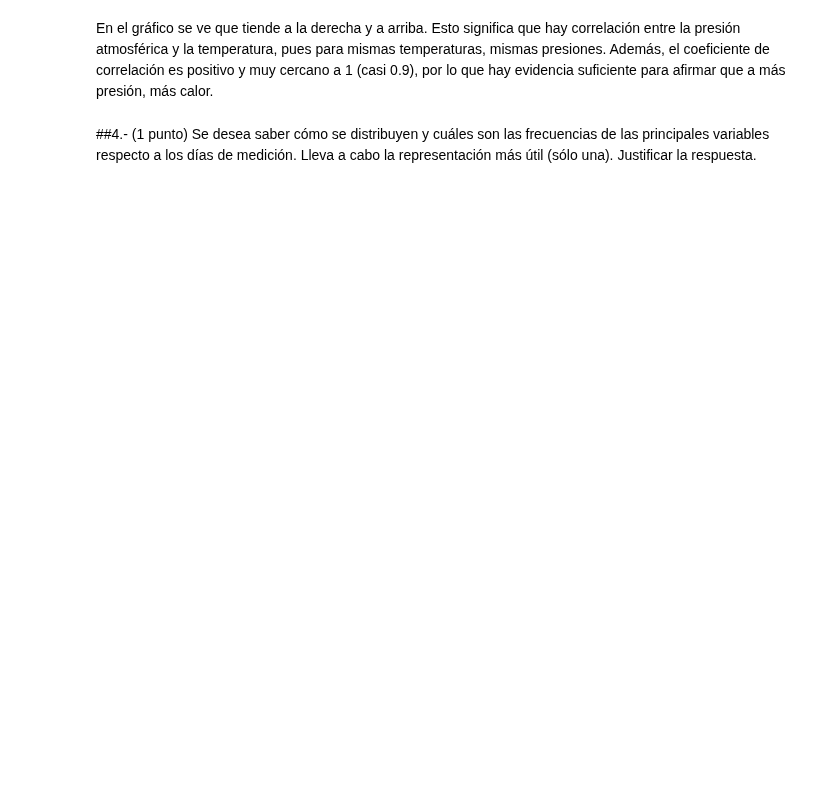
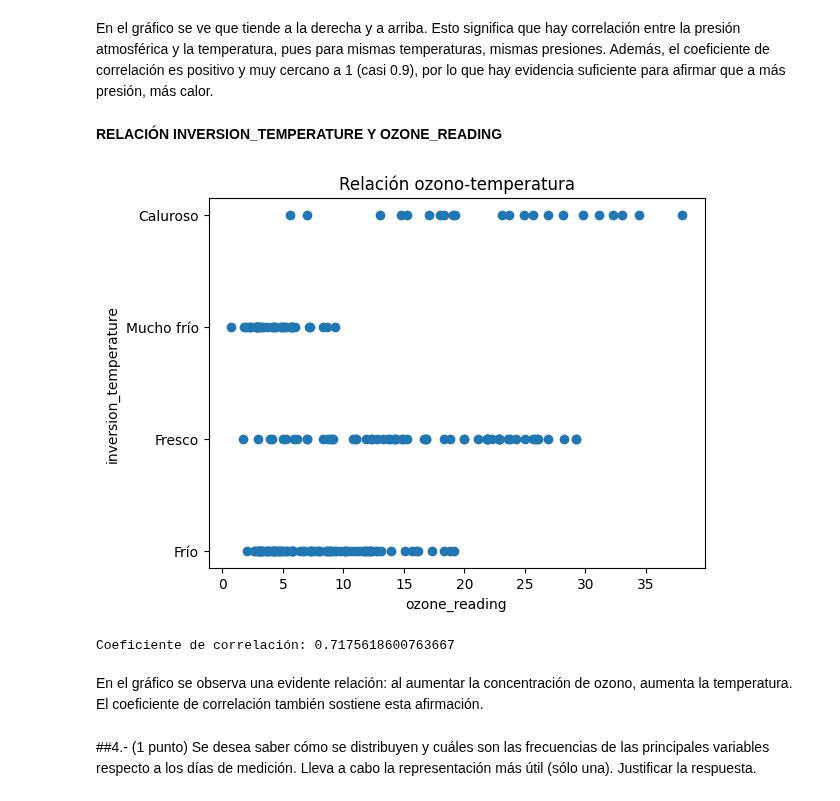
Before and after one commit to Alf-caput/P1_MineriaDeDatos, a Jupyter notebook: P2_SensoresAtmosfericos/P2_SensoresAtmosfericos.ipynb, the cells around one changed output. Cells and saved outputs as stored; diff of their text form; code cells hidden in the pictures; blank space fills up the shorter version.

```diff
--- a/P2_SensoresAtmosfericos/P2_SensoresAtmosfericos.ipynb
+++ b/P2_SensoresAtmosfericos/P2_SensoresAtmosfericos.ipynb
@@ -198,4 +207,21 @@ print("Coeficiente de correlación:", correlation)
 # %% [markdown]
 En el gráfico se ve que tiende a la derecha y a arriba.  Esto significa que hay correlación entre la presión atmosférica y la temperatura, pues para mismas temperaturas, mismas presiones.  Además, el coeficiente de correlación es positivo y muy cercano a 1 (casi 0.9), por lo que hay evidencia suficiente para afirmar que a más presión, más calor.
+# %% [markdown]
+**RELACIÓN INVERSION_TEMPERATURE Y OZONE_READING**
+# %%
+plt.scatter(new_df['ozone_reading'], new_df['tempinversion_category'])
+plt.xlabel('ozone_reading')
+plt.ylabel('inversion_temperature')
+plt.title('Relación ozono-temperatura')
+plt.show()
+
+#COEFICIENTE DE CORRELACIÓN
+correlation = new_df['inversion_temperature'].corr(new_df['ozone_reading'])
+print("Coeficiente de correlación:", correlation)
+# %% [output]
+[figure, added]
+Coeficiente de correlación: 0.7175618600763667
+# %% [markdown]
+En el gráfico se observa una evidente relación: al aumentar la concentración de ozono, aumenta la temperatura.  El coeficiente de correlación también sostiene esta afirmación.
 # %% [markdown]
 ##4.- (1 punto) Se desea saber cómo se distribuyen y cuáles son las frecuencias de las principales variables respecto a los días de medición. Lleva a cabo la representación más útil (sólo una). Justificar la respuesta.
```
Also changed, not shown: parts of 8 cells of this notebook.
